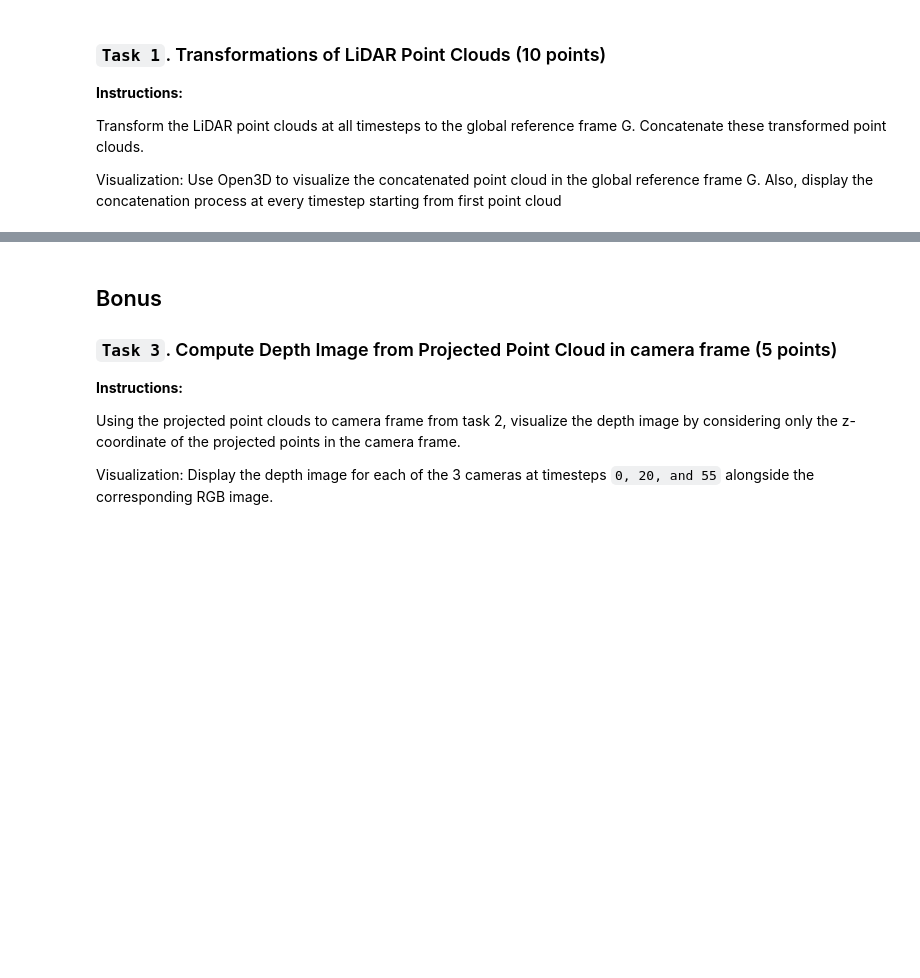
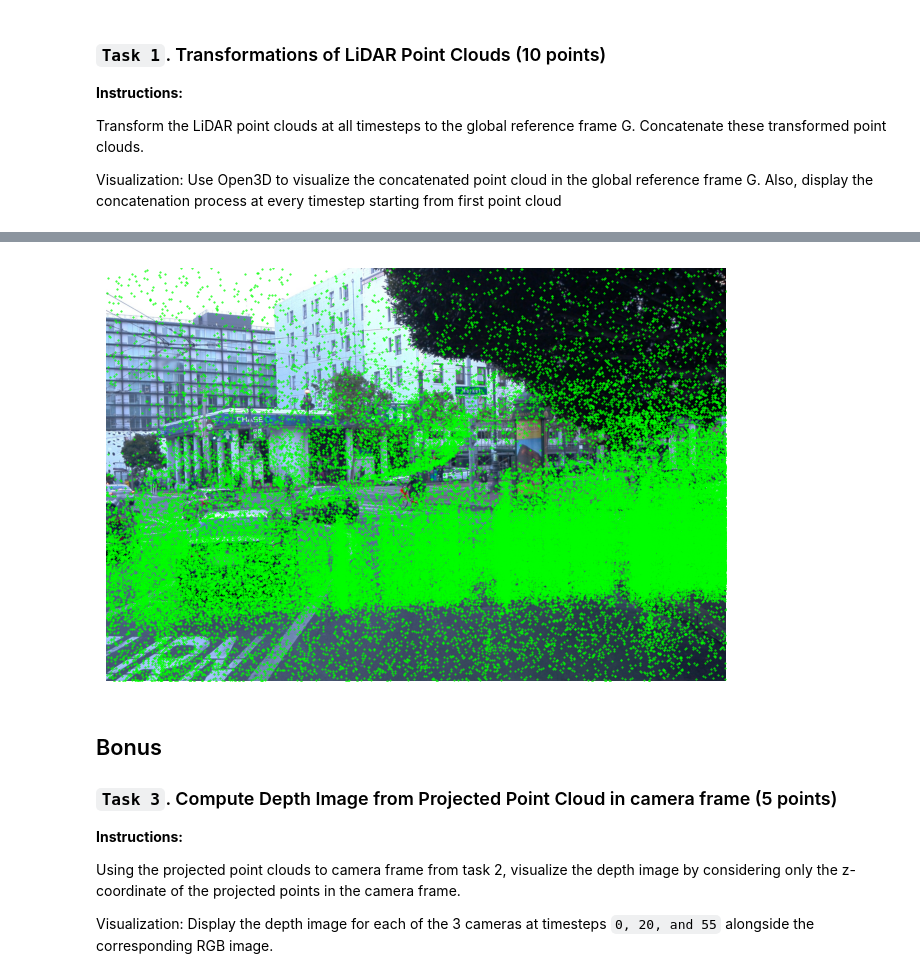
Before and after one commit to ihsingh2/mr-assignments, a Jupyter notebook: MR24_Assignment_1.ipynb, the cells around one changed output, grey strips where cells are left out. Saved outputs shown, nothing was run; the diff lists cells and outputs as text; code cells hidden in the pictures; blank space fills up the shorter version.

```diff
--- a/MR24_Assignment_1.ipynb
+++ b/MR24_Assignment_1.ipynb
@@ -140,10 +134,10 @@ Visualization: Use Open3D to visualize the concatenated point cloud in the globa
 def apply_transformation(points, transformation):
     rotation = transformation[:3, :3]
     translation = transformation[:3, 3]
-    transformed_points = (points @ rotation) + translation
+    transformed_points = (points @ rotation.T) + translation
     return transformed_points
 
-def visualize_points(points, point_cloud):
+def visualize_points(points, vis, point_cloud):
     if point_cloud is None:
         point_cloud = o3d.geometry.PointCloud()
         point_cloud.points = o3d.utility.Vector3dVector(points)
@@ -151,16 +145,19 @@ def visualize_points(points, point_cloud):
     else:
         point_cloud.points = o3d.utility.Vector3dVector(points)
         vis.update_geometry(point_cloud)
+    time.sleep(0.1)
+    return point_cloud
+
+def render_loop(vis):
     vis.poll_events()
     vis.update_renderer()
-    time.sleep(0.1)
-    return point_cloud
 
 vis = o3d.visualization.Visualizer()
 vis.create_window()
 point_cloud = None
 
-num_timesteps = 10
+interval = 25
+num_timesteps = 198
 all_points = np.empty((0, 3))
 
 for timestep in range(num_timesteps):
@@ -168,7 +165,9 @@ for timestep in range(num_timesteps):
     transformation = read_ego2world_transformation(timestep)
     transformed_points = apply_transformation(points, transformation)
     all_points = np.concatenate([all_points, transformed_points])
-    point_cloud = visualize_points(all_points, point_cloud)
+    if timestep % interval == 0:
+        point_cloud = visualize_points(all_points, vis, point_cloud)
+    render_loop(vis)
 
 vis.run()
 vis.destroy_window()
@@ -208,44 +207,45 @@ def image_projection(points, intrinsic, image_height, image_width):
     image_points = np.rint(image_points).astype(int)
     in_range_mask = (
         (0 <= image_points[:, 0]) & (image_points[:, 0] < image_height) &
-        (0 <= image_points[:, 1]) & (image_points[:, 1] < image_width) &
-        (0 <= image_points[:, 2])
+        (0 <= image_points[:, 1]) & (image_points[:, 1] < image_width)
     )
     image_points_masked = image_points[in_range_mask]
     return image_points_masked
 
 def visualize_projection(image, image_points, sample_fraction=0.05, marker_size=0.2):
     plt.figure(figsize=(8,6))
     sample_size = int(sample_fraction * image_points.shape[0])
     sample_indices = np.random.choice(image_points.shape[0], size=sample_size, replace=False)
     sampled_image_points = image_points[sample_indices]
     plt.imshow(image)
     plt.axis('off')
     plt.scatter(sampled_image_points[:, 1], sampled_image_points[:, 0], c='lime', s=marker_size)
     plt.show()
 
 timestep = 0
 camera = 0
 
 ego_transformation = read_ego2world_transformation(timestep)
 all_points_transformed = apply_inverse_transformation(all_points, ego_transformation)
 
 camera_transformation = read_cam2ego_transformation(camera)
 all_points_transformed = apply_inverse_transformation(all_points_transformed, camera_transformation)
 
 waymo_to_cv = np.array([
-    [0.0, -1.0, 0.0, 0.0],
-    [0.0, 0.0, -1.0, 0.0],
-    [1.0, 0.0, 0.0, 0.0],
-    [0.0, 0.0, 0.0, 1.0]
+    [ 0.0,  0.0,  1.0,  0.0],
+    [-1.0,  0.0,  0.0,  0.0],
+    [ 0.0, -1.0,  0.0,  0.0],
+    [ 0.0,  0.0,  0.0,  1.0]
 ], dtype=np.float32)
 all_points_transformed = apply_transformation(all_points_transformed, waymo_to_cv)
 
 intrinsic = read_intrinsic(camera)
 image = read_image(timestep, camera)
 image_points = image_projection(all_points_transformed, intrinsic, image.shape[0], image.shape[1])
 
 visualize_projection(image, image_points)
+# %% [output]
+[figure, added]
 # %% [markdown]
 ## Bonus
 
```
Also changed, not shown: parts of 4 cells of this notebook.
